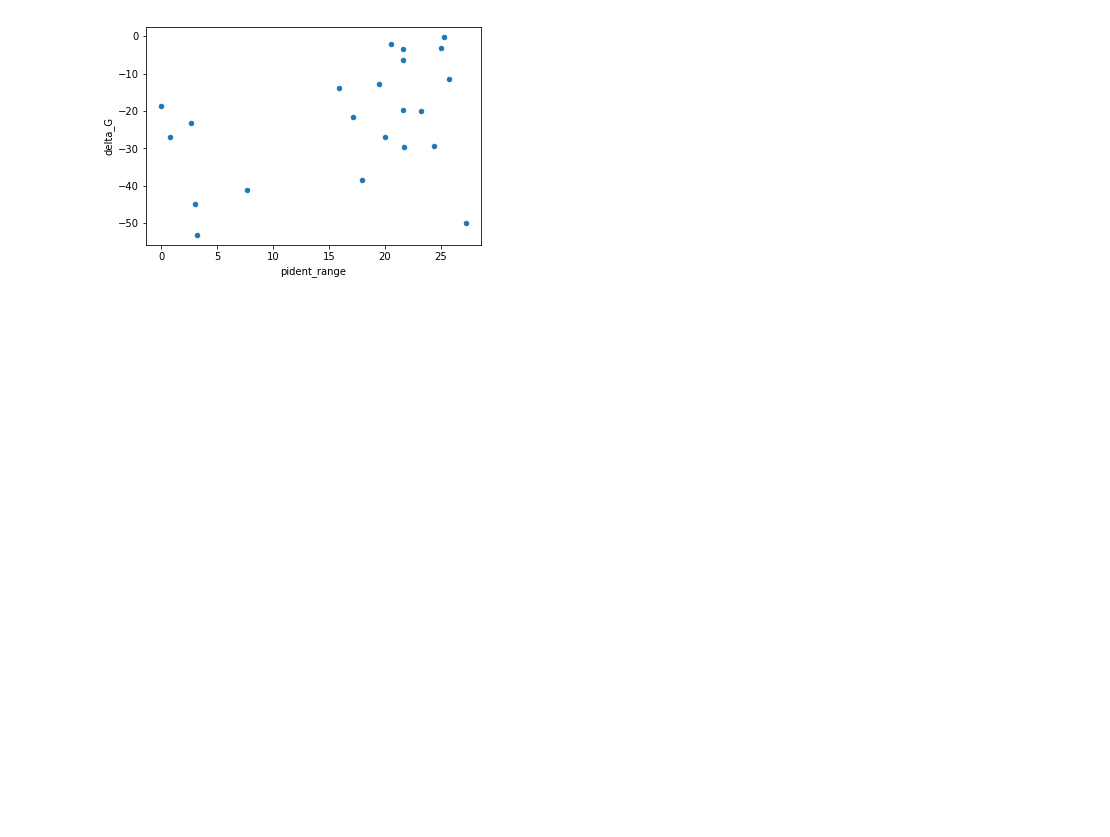
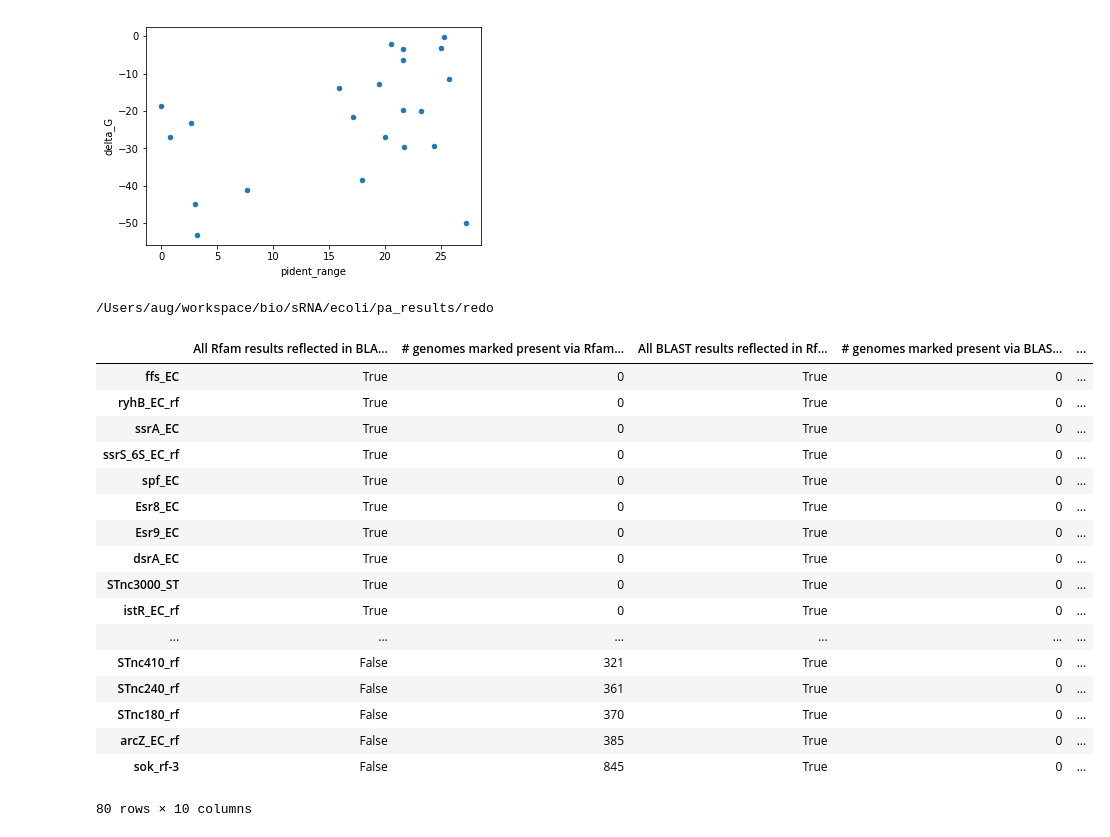
Before and after one commit to blauguste/ecoli-data, a Jupyter notebook: Free_energy_analysis.ipynb, the cells around one changed output. Cells and saved outputs as stored; diff of their text form; code cells hidden in the pictures; blank space fills up the shorter version.

```diff
--- a/Free_energy_analysis.ipynb
+++ b/Free_energy_analysis.ipynb
@@ -77,3 +57,30 @@ edf.plot(kind = 'scatter', x='pident_range', y='delta_G')
 # %% [output]
 <matplotlib.axes._subplots.AxesSubplot at 0x...>
 [figure]
+# %%
+cd pa_results/redo/
+# %% [output]
+/Users/aug/workspace/bio/sRNA/ecoli/pa_results/redo
+# %%
+df = pd.read_excel('rfam_blast.xlsx', sheet=0)
+# %%
+df
+# %% [output]
+|  | All Rfam results reflected in BLA... | # genomes marked present via Rfam... | All BLAST results reflected in Rf... | # genomes marked present via BLAS... | ... |
+| ffs_EC | True | 0 | True | 0 | ... |
+| ryhB_EC_rf | True | 0 | True | 0 | ... |
+| ssrA_EC | True | 0 | True | 0 | ... |
+| ssrS_6S_EC_rf | True | 0 | True | 0 | ... |
+| spf_EC | True | 0 | True | 0 | ... |
+| Esr8_EC | True | 0 | True | 0 | ... |
+| Esr9_EC | True | 0 | True | 0 | ... |
+| dsrA_EC | True | 0 | True | 0 | ... |
+| STnc3000_ST | True | 0 | True | 0 | ... |
+| istR_EC_rf | True | 0 | True | 0 | ... |
+| ... | ... | ... | ... | ... | ... |
+| STnc410_rf | False | 321 | True | 0 | ... |
+| STnc240_rf | False | 361 | True | 0 | ... |
+| STnc180_rf | False | 370 | True | 0 | ... |
+| arcZ_EC_rf | False | 385 | True | 0 | ... |
+| sok_rf-3 | False | 845 | True | 0 | ... |
+80 rows × 10 columns
```
Also changed, not shown: parts of 8 cells of this notebook.
